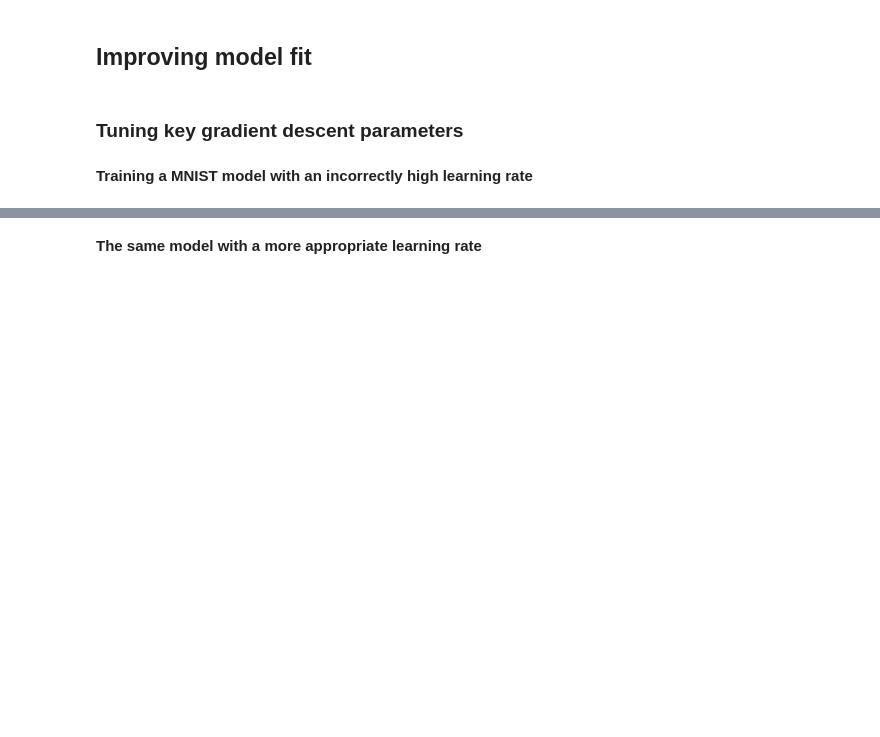
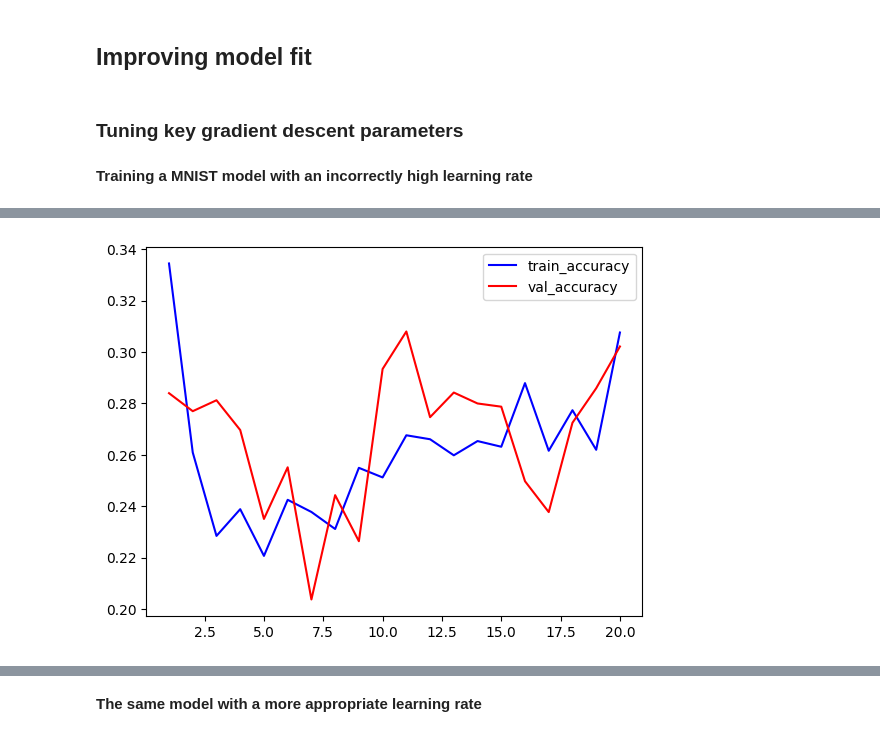
Before and after one commit to motorio0829/DL-for-AI, a Jupyter notebook: chapter05_fundamentals_of_ml_i의_사본.ipynb, the cells around one changed output, grey strips where cells are left out. Drawn from its saved outputs; the diff is of its cells as text; code cells hidden in the pictures; blank space fills up the shorter version.

```diff
--- a/chapter05_fundamentals_of_ml_i의_사본.ipynb
+++ b/chapter05_fundamentals_of_ml_i의_사본.ipynb
@@ -237,0 +234,10 @@ Epoch 10/10
+# %%
+train_acc = hist_lr_explode.history['accuracy']
+val_acc = hist_lr_explode.history['val_accuracy']
+epochs = range(1,21)
+plt.plot(epochs, train_acc, 'b', label = 'train_accuracy')
+plt.plot(epochs, val_acc, 'r', label = 'val_accuracy')
+plt.legend()
+plt.show()
+# %% [output]
+[figure, added]
```
Also changed, not shown: parts of 22 cells of this notebook.
